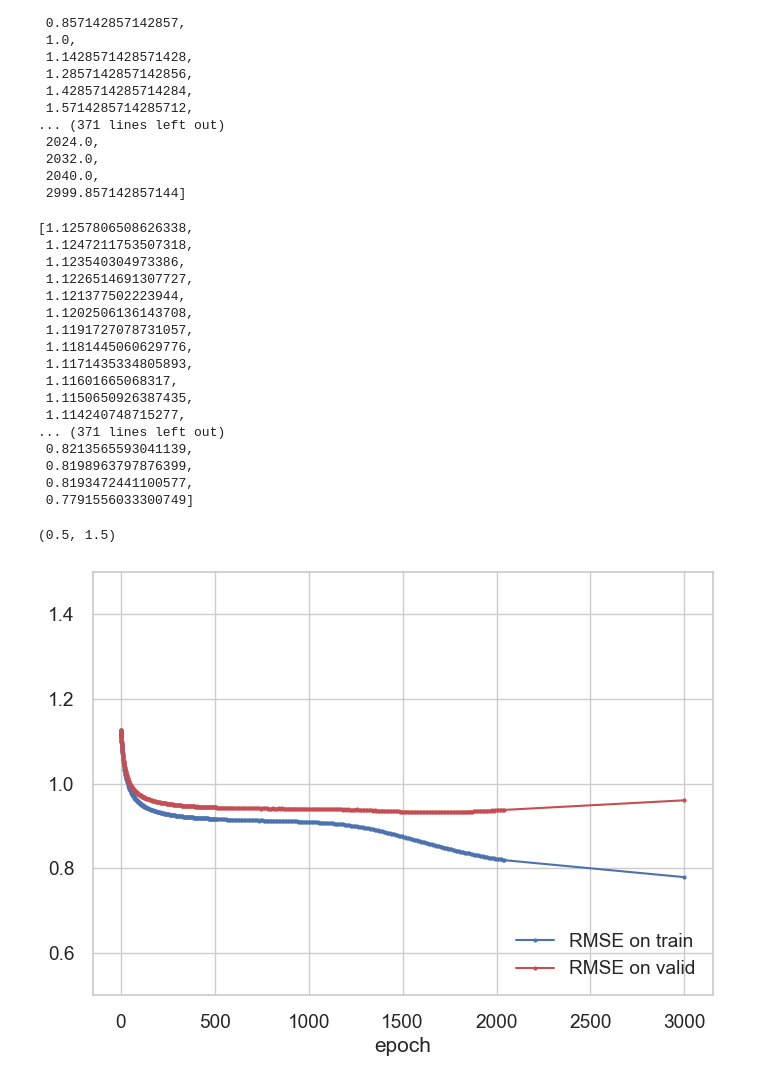
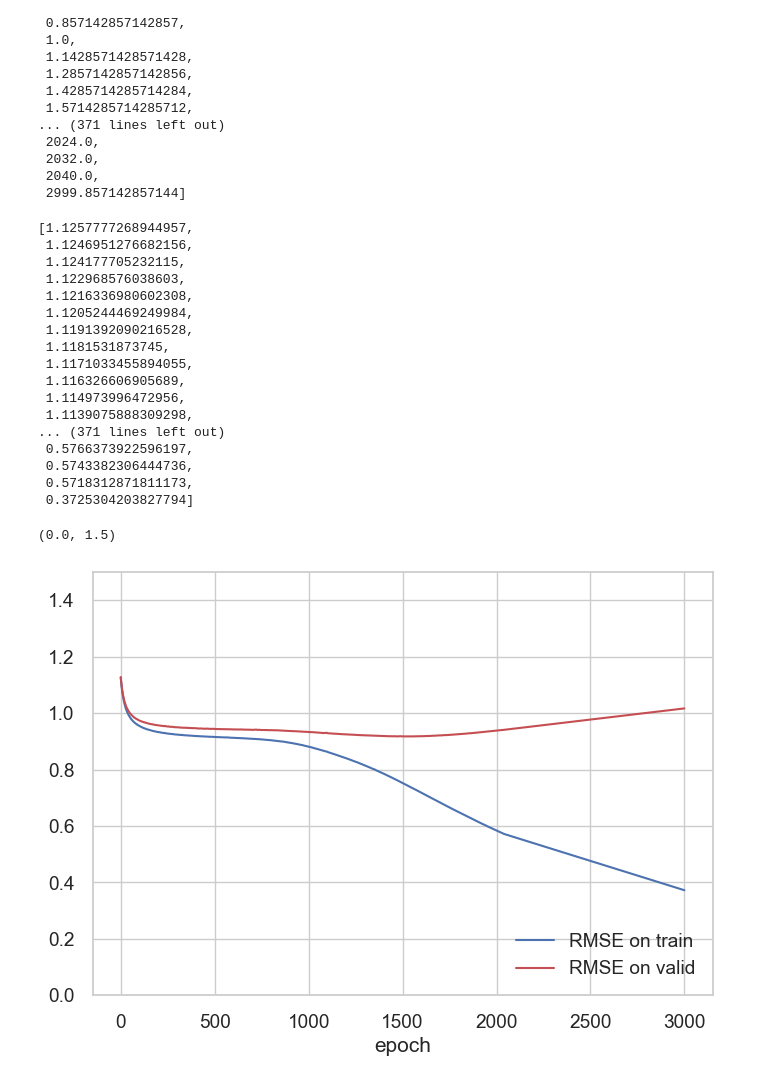
Before and after one commit to samuelmard/ProjectB, a Jupyter notebook: part1.ipynb, the cells around one changed output. Drawn from its saved outputs; the diff is of its cells as text; code cells hidden in the pictures.

```diff
--- a/part1.ipynb
+++ b/part1.ipynb
@@ -144,7 +144,7 @@ plt.ylim([0.5, 1.5])
 [figure]
 # %%
 # Create the model
-model = CollabFilterOneVectorPerItem(n_epochs=3000, batch_size=10000, step_size=0.7, n_factors=5, alpha=0)
+model = CollabFilterOneVectorPerItem(n_epochs=3000, batch_size=10000, step_size=0.7, n_factors=50, alpha=0)
 
 # Initialize the parameters
 model.init_parameter_dict(n_users, n_items, train_tuple)
@@ -195,32 +195,32 @@ model.trace_epoch
 # %%
 model.trace_rmse_train
 # %% [output]
-[1.1257806508626338,
- 1.1247211753507318,
- 1.123540304973386,
- 1.1226514691307727,
- 1.121377502223944,
- 1.1202506136143708,
- 1.1191727078731057,
- 1.1181445060629776,
- 1.1171435334805893,
- 1.11601665068317,
- 1.1150650926387435,
- 1.114240748715277,
+[1.1257777268944957,
+ 1.1246951276682156,
+ 1.124177705232115,
+ 1.122968576038603,
+ 1.1216336980602308,
+ 1.1205244469249984,
+ 1.1191392090216528,
+ 1.1181531873745,
+ 1.1171033455894055,
+ 1.116326606905689,
+ 1.114973996472956,
+ 1.1139075888309298,
 ... (371 lines left out)
- 0.8213565593041139,
- 0.8198963797876399,
- 0.8193472441100577,
- 0.7791556033300749]
+ 0.5766373922596197,
+ 0.5743382306444736,
+ 0.5718312871811173,
+ 0.3725304203827794]
 # %%
 # Plots to Look at error vs. epoch
 
-plt.plot(model.trace_epoch, model.trace_rmse_train, 'b.-', label='RMSE on train')
-plt.plot(model.trace_epoch, model.trace_rmse_valid, 'r.-', label='RMSE on valid')
+plt.plot(model.trace_epoch, model.trace_rmse_train, 'b-', label='RMSE on train')
+plt.plot(model.trace_epoch, model.trace_rmse_valid, 'r-', label='RMSE on valid')
 
 plt.xlabel('epoch');
 plt.legend(loc='lower right');
-plt.ylim([0.5, 1.5])
+plt.ylim([0, 1.5])
 # %% [output]
-(0.5, 1.5)
+(0.0, 1.5)
-[figure, old version]
+[figure, new version]
```
Also changed, not shown: parts of 2 cells of this notebook, 1 other file.
